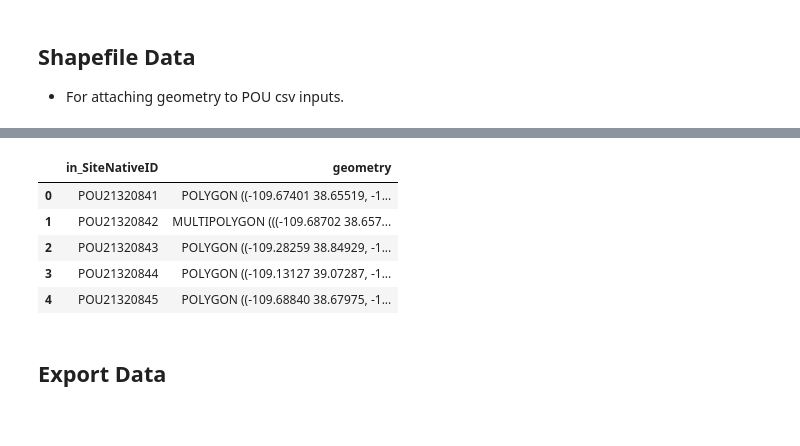
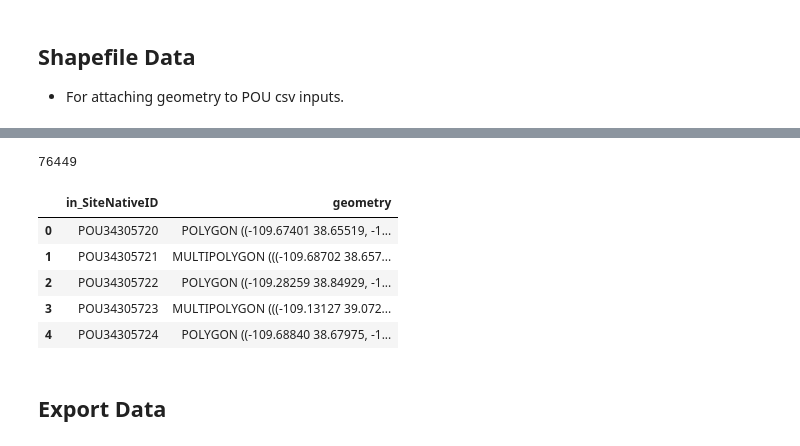
Before and after one commit to WSWCWaterDataExchange/MappingStatesDataToWaDE2.0, a Jupyter notebook: Utah/WaterAllocation/1_UTwr_PreProcessAllocationData.ipynb, the cells around one changed output, grey strips where cells are left out. Drawn from its saved outputs; the diff is of its cells as text; code cells hidden in the pictures.

```diff
--- a/Utah/WaterAllocation/1_UTwr_PreProcessAllocationData.ipynb
+++ b/Utah/WaterAllocation/1_UTwr_PreProcessAllocationData.ipynb
@@ -684,7 +707,7 @@ array(['wadeID1', 'wadeID2', ''], dtype=object)
 # %%
 # PoU Shapefile Data
 # Shapefile input
-dfPoUshapetemp = gpd.read_file('Utah_Place_of_Use_Irrigation/Utah_Place_of_Use_Irrigation.shp')
+dfPoUshapetemp = gpd.read_file('shapefiles/Utah_Place_of_Use_Irrigation.zip')
 print(len(dfPoUshapetemp))
 dfPoUshapetemp.head()
 # %% [output]
@@ -698,17 +721,19 @@ dfPoUshapetemp.head()
 # %%
 columnsList = ['in_SiteNativeID', 'geometry']
 dfPoUshape = pd.DataFrame(columns=columnsList)
-dfPoUshape['in_SiteNativeID'] = "POU" + dfPoUshapetemp['RECORD_ID'].replace("", 0).fillna(0).astype(int).astype(str)
+dfPoUshape['in_SiteNativeID'] = "POU" + dfPoUshapetemp['RECORD_ID'].replace("", 0).fillna(0).astype(int).astype(str).str.strip()
 dfPoUshape['geometry'] = dfPoUshapetemp['geometry']
 dfPoUshape = dfPoUshape.drop_duplicates(subset=None, keep='first', inplace=False, ignore_index=False)
+print(len(dfPoUshape))
 dfPoUshape.head()
 # %% [output]
+76449
 |  | in_SiteNativeID | geometry |
-| 0 | POU21320841 | POLYGON ((-109.67401 38.65519, -1... |
-| 1 | POU21320842 | MULTIPOLYGON (((-109.68702 38.657... |
-| 2 | POU21320843 | POLYGON ((-109.28259 38.84929, -1... |
-| 3 | POU21320844 | POLYGON ((-109.13127 39.07287, -1... |
-| 4 | POU21320845 | POLYGON ((-109.68840 38.67975, -1... |
+| 0 | POU34305720 | POLYGON ((-109.67401 38.65519, -1... |
+| 1 | POU34305721 | MULTIPOLYGON (((-109.68702 38.657... |
+| 2 | POU34305722 | POLYGON ((-109.28259 38.84929, -1... |
+| 3 | POU34305723 | MULTIPOLYGON (((-109.13127 39.072... |
+| 4 | POU34305724 | POLYGON ((-109.68840 38.67975, -1... |
 # %% [markdown]
 ## Export Data
 # %%
```
Also changed, not shown: parts of 27 cells of this notebook, 3 other files.
